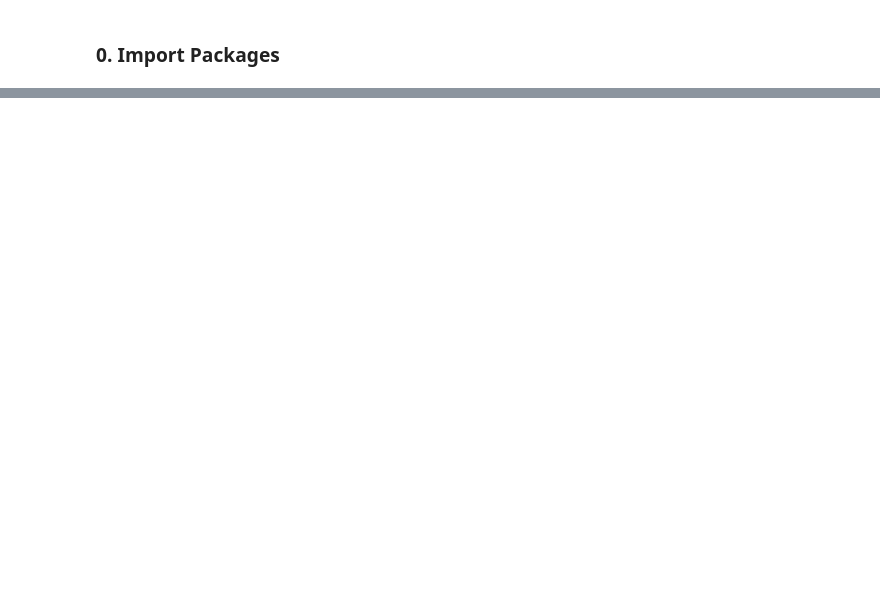
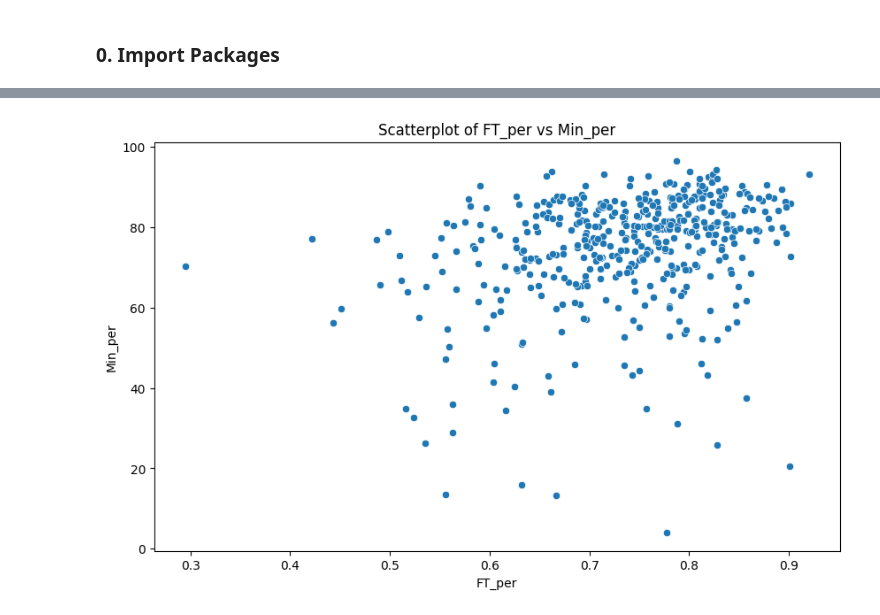
Before and after one commit to roynyne/36120AmlaAt1Group, a Jupyter notebook: notebooks/rusan_vaidya-24886400-week3-logisticregression.ipynb, the cells around one changed output, grey strips where cells are left out. Cells and saved outputs as stored; diff of their text form; code cells hidden in the pictures; blank space fills up the shorter version.

```diff
--- a/notebooks/rusan_vaidya-24886400-week3-logisticregression.ipynb
+++ b/notebooks/rusan_vaidya-24886400-week3-logisticregression.ipynb
@@ -427,0 +77,5 @@ ROC AUC Score: 0.9829079448505501
+# %%
+# Using the relationship_plot funciton from pypi package
+relationship_plot(df=train_df[train_df['drafted'] == 1], kind="scatterplot", x='FT_per', y='Min_per')
+# %% [output]
+[figure, added]
```
Also changed, not shown: parts of 115 cells of this notebook, 11 other files.
